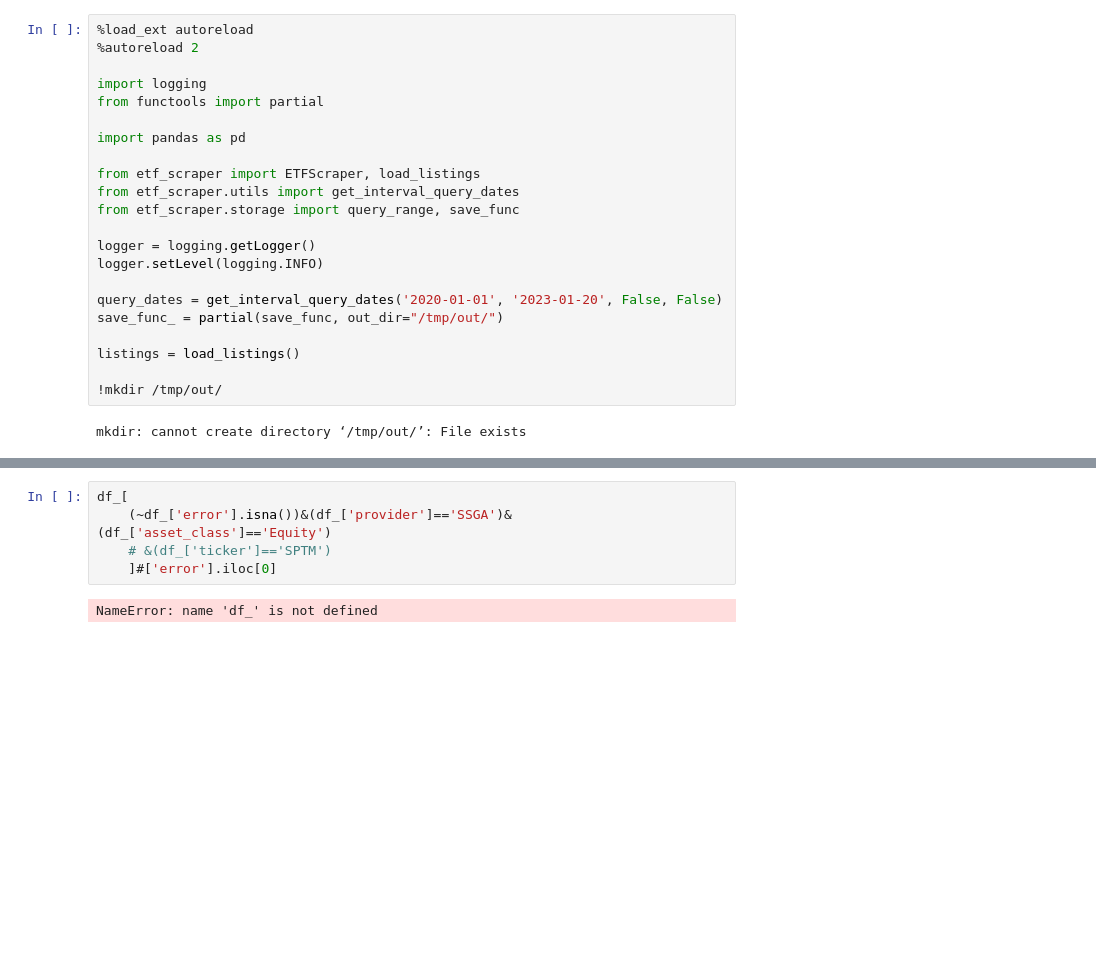
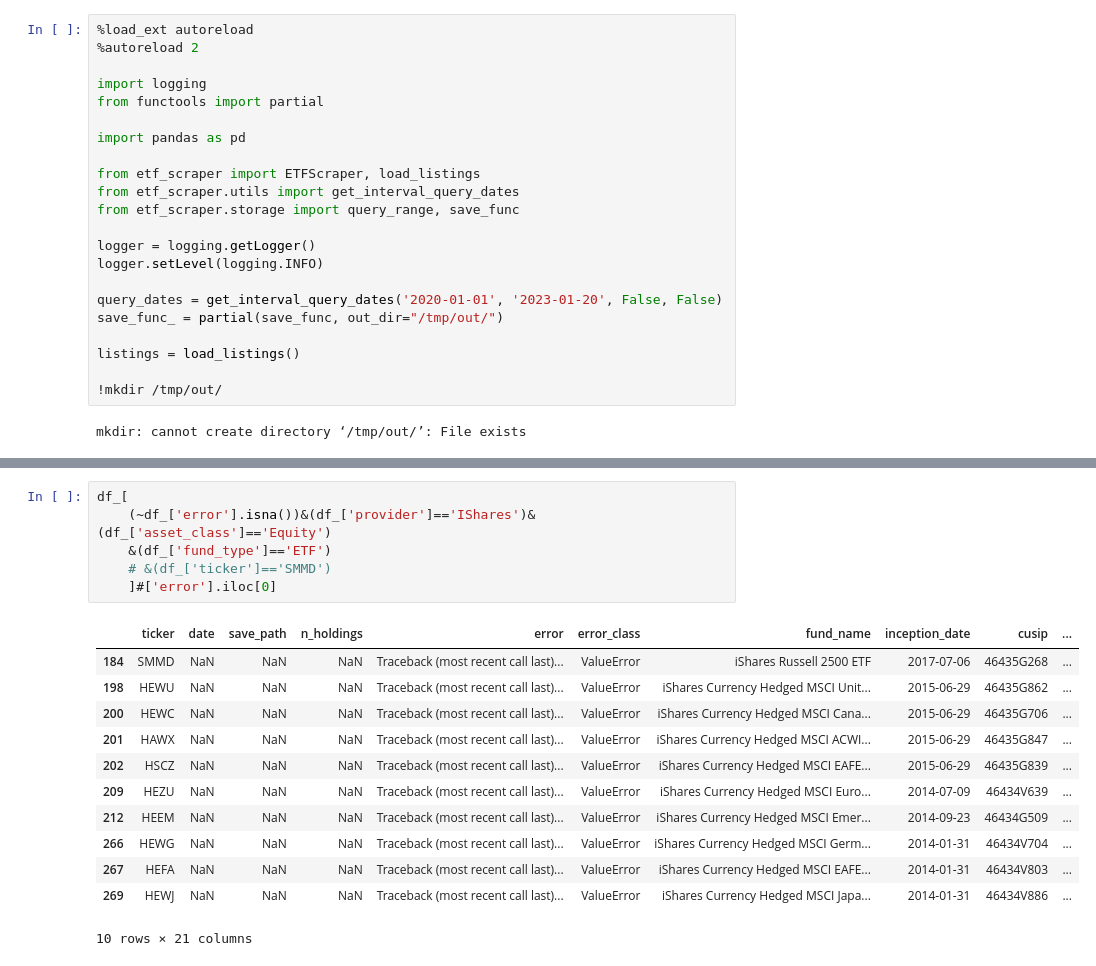
Before and after one commit to nikulpatel3141/ETF-Scraper, a Jupyter notebook: Notebooks/bulk_scraping.ipynb, the cells around one changed output, grey strips where cells are left out. Saved outputs shown, nothing was run; the diff lists cells and outputs as text; blank space fills up the shorter version.

```diff
--- a/Notebooks/bulk_scraping.ipynb
+++ b/Notebooks/bulk_scraping.ipynb
@@ -78,8 +79,20 @@ Vanguard  Balanced Funds     10
 dtype: int64
 # %%
 df_[
-    (~df_['error'].isna())&(df_['provider']=='SSGA')&(df_['asset_class']=='Equity')
-    # &(df_['ticker']=='SPTM')
+    (~df_['error'].isna())&(df_['provider']=='IShares')&(df_['asset_class']=='Equity')
+    &(df_['fund_type']=='ETF')
+    # &(df_['ticker']=='SMMD')
     ]#['error'].iloc[0]
 # %% [output]
+|  | ticker | date | save_path | n_holdings | error | error_class | fund_name | inception_date | cusip | ... |
+| 184 | SMMD | NaN | NaN | NaN | Traceback (most recent call last)... | ValueError | iShares Russell 2500 ETF | 2017-07-06 | 46435G268 | ... |
+| 198 | HEWU | NaN | NaN | NaN | Traceback (most recent call last)... | ValueError | iShares Currency Hedged MSCI Unit... | 2015-06-29 | 46435G862 | ... |
+| 200 | HEWC | NaN | NaN | NaN | Traceback (most recent call last)... | ValueError | iShares Currency Hedged MSCI Cana... | 2015-06-29 | 46435G706 | ... |
+| 201 | HAWX | NaN | NaN | NaN | Traceback (most recent call last)... | ValueError | iShares Currency Hedged MSCI ACWI... | 2015-06-29 | 46435G847 | ... |
+| 202 | HSCZ | NaN | NaN | NaN | Traceback (most recent call last)... | ValueError | iShares Currency Hedged MSCI EAFE... | 2015-06-29 | 46435G839 | ... |
+| 209 | HEZU | NaN | NaN | NaN | Traceback (most recent call last)... | ValueError | iShares Currency Hedged MSCI Euro... | 2014-07-09 | 46434V639 | ... |
+| 212 | HEEM | NaN | NaN | NaN | Traceback (most recent call last)... | ValueError | iShares Currency Hedged MSCI Emer... | 2014-09-23 | 46434G509 | ... |
+| 266 | HEWG | NaN | NaN | NaN | Traceback (most recent call last)... | ValueError | iShares Currency Hedged MSCI Germ... | 2014-01-31 | 46434V704 | ... |
+| 267 | HEFA | NaN | NaN | NaN | Traceback (most recent call last)... | ValueError | iShares Currency Hedged MSCI EAFE... | 2014-01-31 | 46434V803 | ... |
+| 269 | HEWJ | NaN | NaN | NaN | Traceback (most recent call last)... | ValueError | iShares Currency Hedged MSCI Japa... | 2014-01-31 | 46434V886 | ... |
-NameError: name 'df_' is not defined
+10 rows × 21 columns
```
Also changed, not shown: parts of 9 cells of this notebook, 4 other files.
